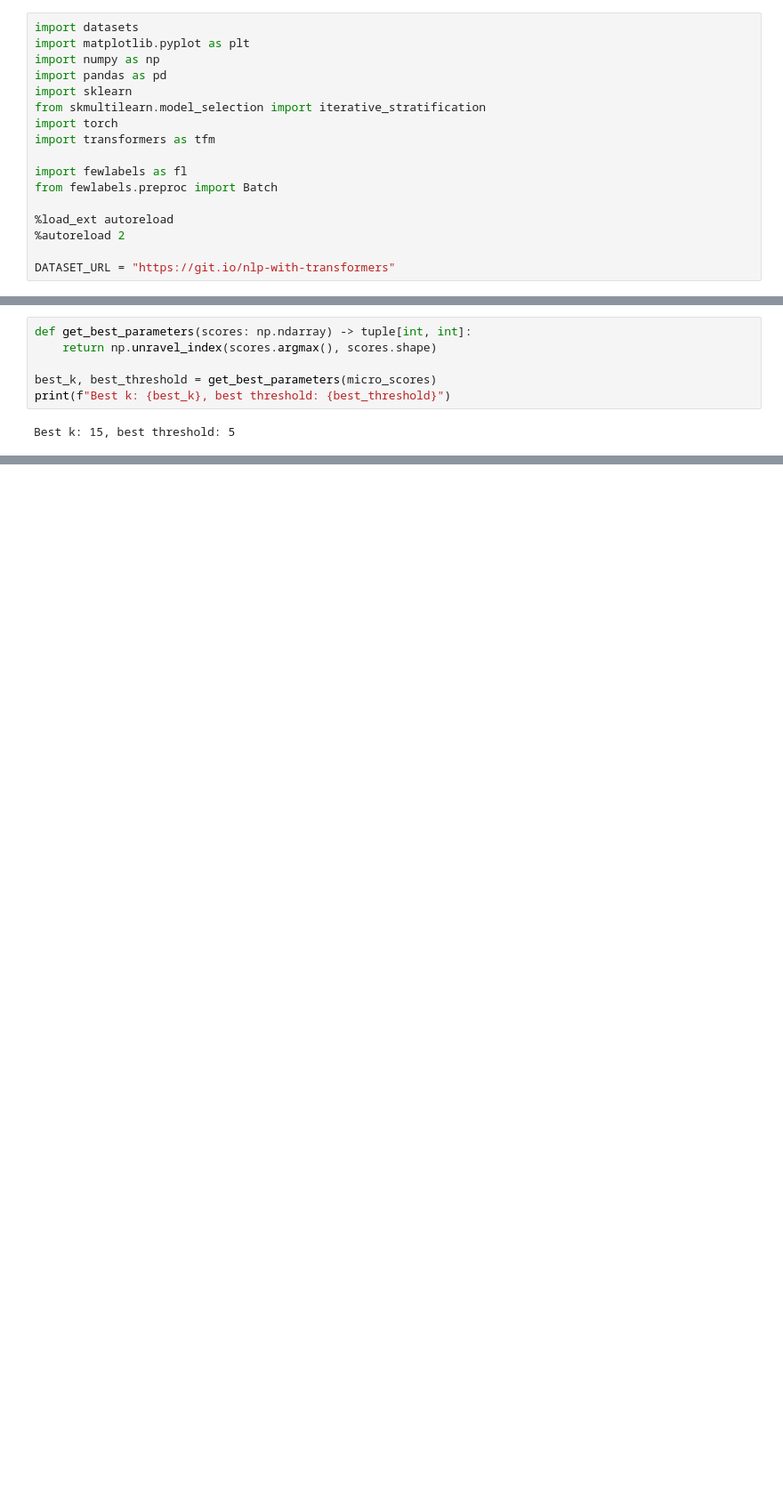
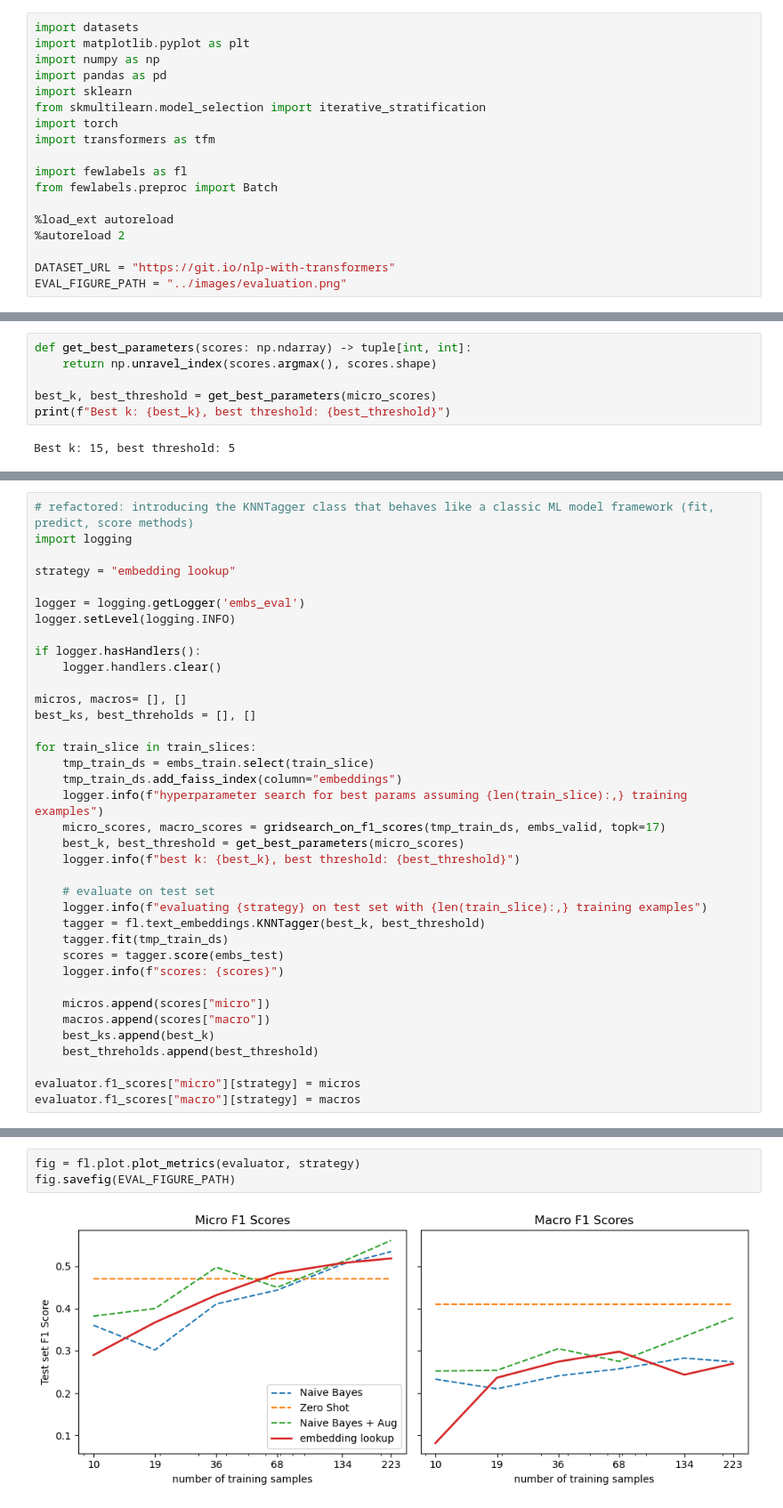
Before and after one commit to spayot/nlp_with_transformers, a Jupyter notebook: chp09_few_to_no_labels/notebooks/nlpt_09_few_to_no_labels.ipynb, the cells around one changed output, grey strips where cells are left out. Shown: that part at 89% size. Cells and saved outputs as stored; diff of their text form; blank space fills up the shorter version.

```diff
--- a/chp09_few_to_no_labels/notebooks/nlpt_09_few_to_no_labels.ipynb
+++ b/chp09_few_to_no_labels/notebooks/nlpt_09_few_to_no_labels.ipynb
@@ -38,3 +38,4 @@ from fewlabels.preproc import Batch
 %autoreload 2
 
 DATASET_URL = "https://git.io/nlp-with-transformers"
+EVAL_FIGURE_PATH = "../images/evaluation.png"
@@ -607,0 +635,37 @@ Best k: 15, best threshold: 5
+# %%
+# refactored: introducing the KNNTagger class that behaves like a classic ML model framework (fit, predict, score methods)
+import logging
+
+strategy = "embedding lookup"
+
+logger = logging.getLogger('embs_eval')
+logger.setLevel(logging.INFO)
+
+if logger.hasHandlers():
+    logger.handlers.clear()
+
+micros, macros= [], []
+best_ks, best_threholds = [], []
+
+for train_slice in train_slices:
+    tmp_train_ds = embs_train.select(train_slice)
+    tmp_train_ds.add_faiss_index(column="embeddings")
+    logger.info(f"hyperparameter search for best params assuming {len(train_slice):,} training examples")
+    micro_scores, macro_scores = gridsearch_on_f1_scores(tmp_train_ds, embs_valid, topk=17)
+    best_k, best_threshold = get_best_parameters(micro_scores)
+    logger.info(f"best k: {best_k}, best threshold: {best_threshold}")
+
+    # evaluate on test set
+    logger.info(f"evaluating {strategy} on test set with {len(train_slice):,} training examples")
+    tagger = fl.text_embeddings.KNNTagger(best_k, best_threshold)
+    tagger.fit(tmp_train_ds)
+    scores = tagger.score(embs_test)
+    logger.info(f"scores: {scores}")
+
+    micros.append(scores["micro"])
+    macros.append(scores["macro"])
+    best_ks.append(best_k)
+    best_threholds.append(best_threshold)
+
+evaluator.f1_scores["micro"][strategy] = micros
+evaluator.f1_scores["macro"][strategy] = macros
@@ -607,0 +690,5 @@ Best k: 15, best threshold: 5
+# %%
+fig = fl.plot.plot_metrics(evaluator, strategy)
+fig.savefig(EVAL_FIGURE_PATH)
+# %% [output]
+[figure, added]
```
Also changed, not shown: parts of 13 cells of this notebook, 5 other files.
